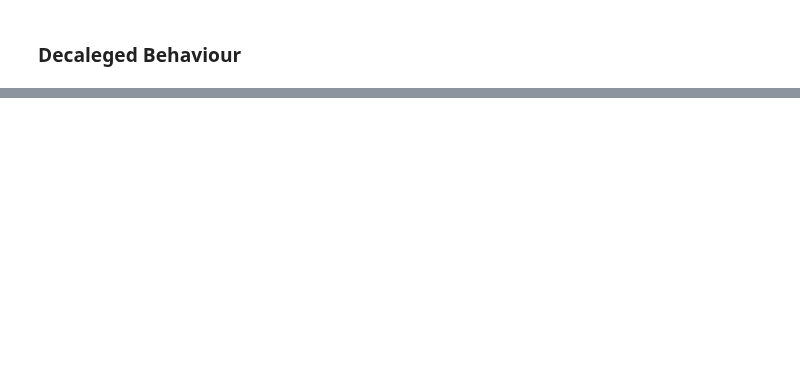
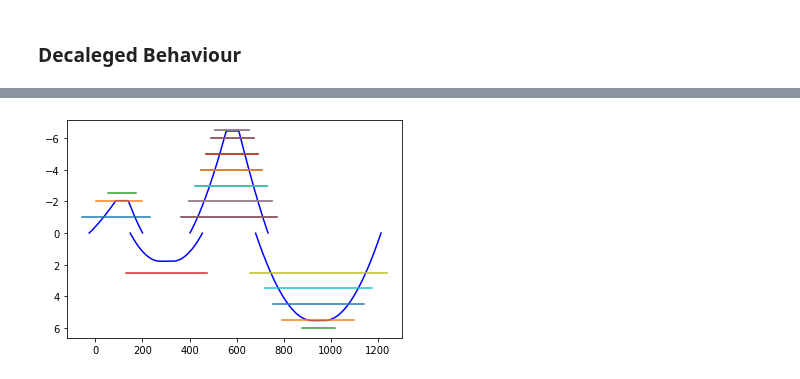
Before and after one commit to luisggc/FConcrete, a Jupyter notebook: jupyter/Hiper.ipynb, the cells around one changed output, grey strips where cells are left out. Drawn from its saved outputs; the diff is of its cells as text; code cells hidden in the pictures; blank space fills up the shorter version.

```diff
--- a/jupyter/Hiper.ipynb
+++ b/jupyter/Hiper.ipynb
@@ -69 +89,8 @@ self.steel_bars.plot()
+# %%
+x, yp, yn = beam.getSteelAreaDiagram()
+plt.plot(x, yp, 'b-')
+plt.plot(x, yn, 'b-')
+self.steel_bars_with_anchor_length.plot()
+# %% [output]
+[figure, added]
 # %%
```
Also changed, not shown: parts of 12 cells of this notebook, 6 other files.
